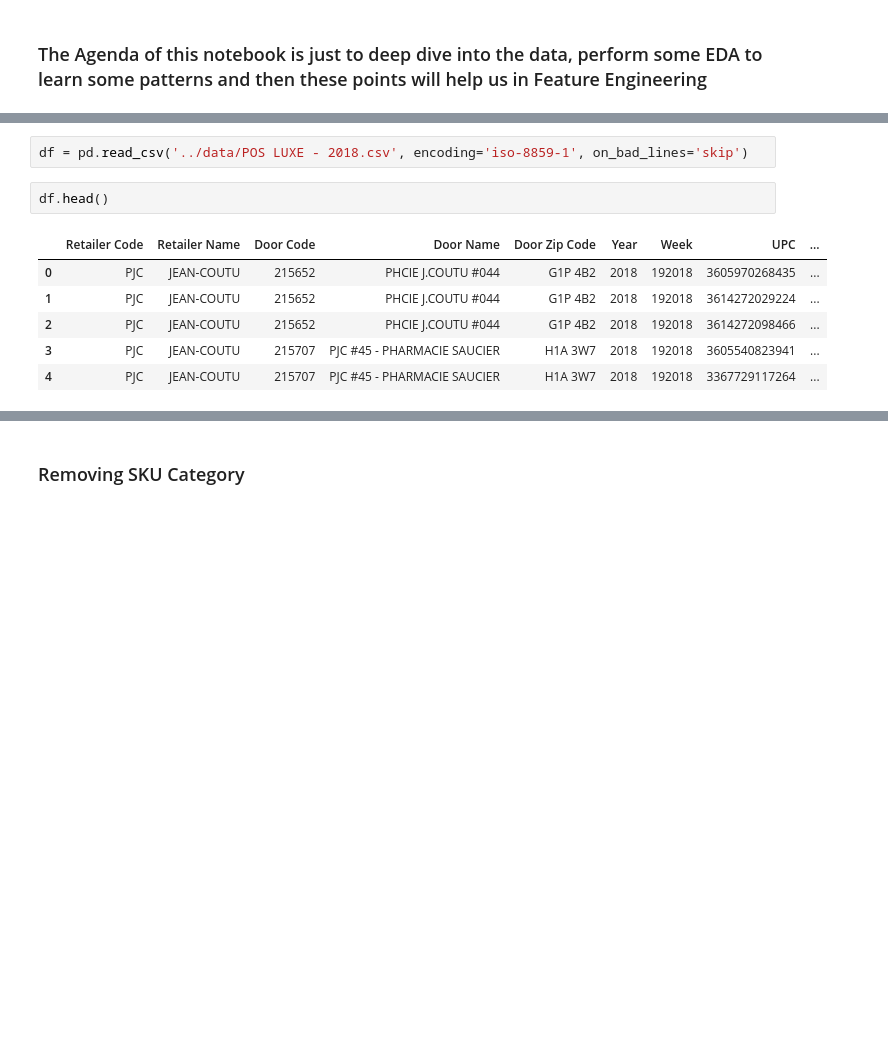
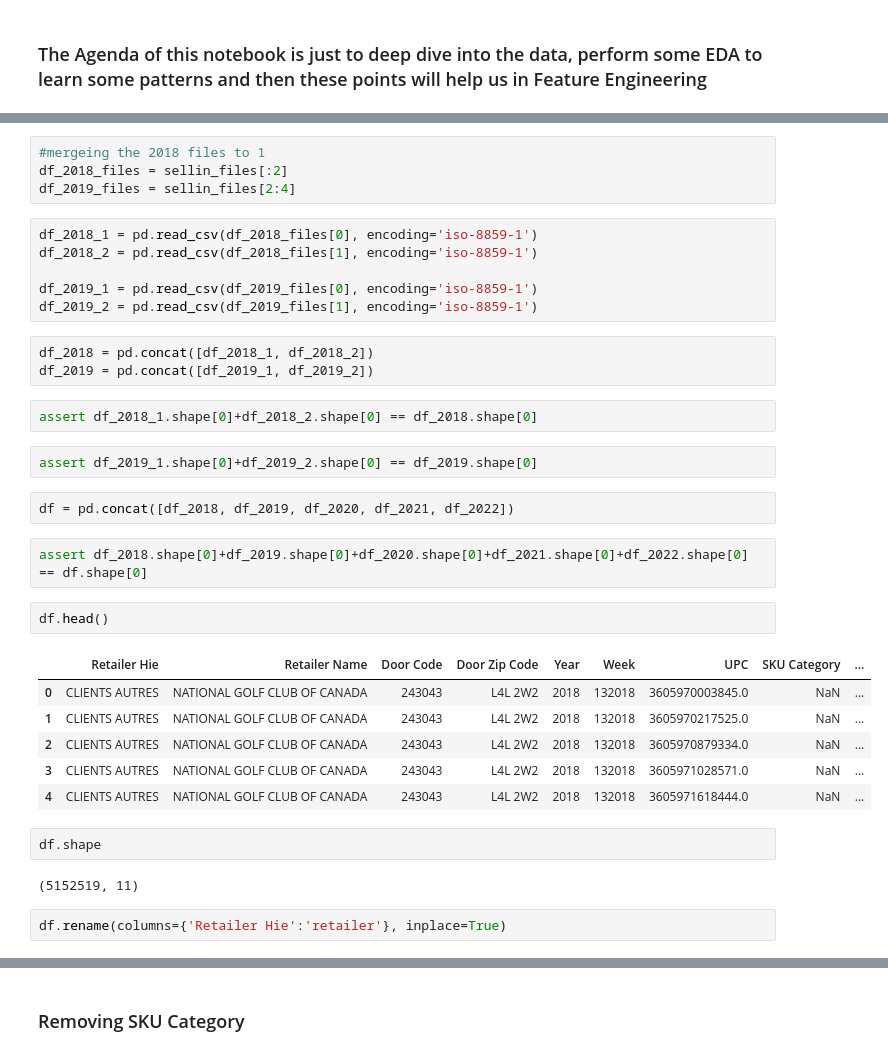
Before and after one commit to assultan/Loreal, a Jupyter notebook: Luxe_Sellin.ipynb, the cells around one changed output, grey strips where cells are left out. Drawn from its saved outputs; the diff is of its cells as text; blank space fills up the shorter version.

```diff
--- a/EDA_Loreal_products_allocation (LondonDrugs_and_JeanCoutu) for 2018 Only.ipynb
+++ b/Luxe_Sellin.ipynb
@@ -10,11 +55,36 @@ plt.style.use('fivethirtyeight')
+# %%
+#mergeing the 2018 files to 1
+df_2018_files = sellin_files[:2]
+df_2019_files = sellin_files[2:4]
+# %%
+df_2018_1 = pd.read_csv(df_2018_files[0], encoding='iso-8859-1')
+df_2018_2 = pd.read_csv(df_2018_files[1], encoding='iso-8859-1')
+
+df_2019_1 = pd.read_csv(df_2019_files[0], encoding='iso-8859-1')
+df_2019_2 = pd.read_csv(df_2019_files[1], encoding='iso-8859-1')
+# %%
+df_2018 = pd.concat([df_2018_1, df_2018_2])
+df_2019 = pd.concat([df_2019_1, df_2019_2])
+# %%
+assert df_2018_1.shape[0]+df_2018_2.shape[0] == df_2018.shape[0]
+# %%
+assert df_2019_1.shape[0]+df_2019_2.shape[0] == df_2019.shape[0]
+# %%
+df = pd.concat([df_2018, df_2019, df_2020, df_2021, df_2022])
+# %%
+assert df_2018.shape[0]+df_2019.shape[0]+df_2020.shape[0]+df_2021.shape[0]+df_2022.shape[0] == df.shape[0]
 # %%
-df = pd.read_csv('../data/POS LUXE - 2018.csv', encoding='iso-8859-1', on_bad_lines='skip')
+df.head()
+# %% [output]
+|  | Retailer Hie | Retailer Name | Door Code | Door Zip Code | Year | Week | UPC | SKU Category | ... |
+| 0 | CLIENTS AUTRES | NATIONAL GOLF CLUB OF CANADA | 243043 | L4L 2W2 | 2018 | 132018 | 3605970003845.0 | NaN | ... |
+| 1 | CLIENTS AUTRES | NATIONAL GOLF CLUB OF CANADA | 243043 | L4L 2W2 | 2018 | 132018 | 3605970217525.0 | NaN | ... |
+| 2 | CLIENTS AUTRES | NATIONAL GOLF CLUB OF CANADA | 243043 | L4L 2W2 | 2018 | 132018 | 3605970879334.0 | NaN | ... |
+| 3 | CLIENTS AUTRES | NATIONAL GOLF CLUB OF CANADA | 243043 | L4L 2W2 | 2018 | 132018 | 3605971028571.0 | NaN | ... |
+| 4 | CLIENTS AUTRES | NATIONAL GOLF CLUB OF CANADA | 243043 | L4L 2W2 | 2018 | 132018 | 3605971618444.0 | NaN | ... |
-# %%
-df.head()
-# %% [output]
-|  | Retailer Code | Retailer Name | Door Code | Door Name | Door Zip Code | Year | Week | UPC | ... |
-| 0 | PJC | JEAN-COUTU | 215652 | PHCIE J.COUTU #044 | G1P 4B2 | 2018 | 192018 | 3605970268435 | ... |
-| 1 | PJC | JEAN-COUTU | 215652 | PHCIE J.COUTU #044 | G1P 4B2 | 2018 | 192018 | 3614272029224 | ... |
-| 2 | PJC | JEAN-COUTU | 215652 | PHCIE J.COUTU #044 | G1P 4B2 | 2018 | 192018 | 3614272098466 | ... |
-| 3 | PJC | JEAN-COUTU | 215707 | PJC #45 - PHARMACIE SAUCIER | H1A 3W7 | 2018 | 192018 | 3605540823941 | ... |
-| 4 | PJC | JEAN-COUTU | 215707 | PJC #45 - PHARMACIE SAUCIER | H1A 3W7 | 2018 | 192018 | 3367729117264 | ... |
+# %%
+df.shape
+# %% [output]
+(5152519, 11)
+# %%
+df.rename(columns={'Retailer Hie':'retailer'}, inplace=True)
```
Also changed, not shown: parts of 201 cells of this notebook, 4 other files.
